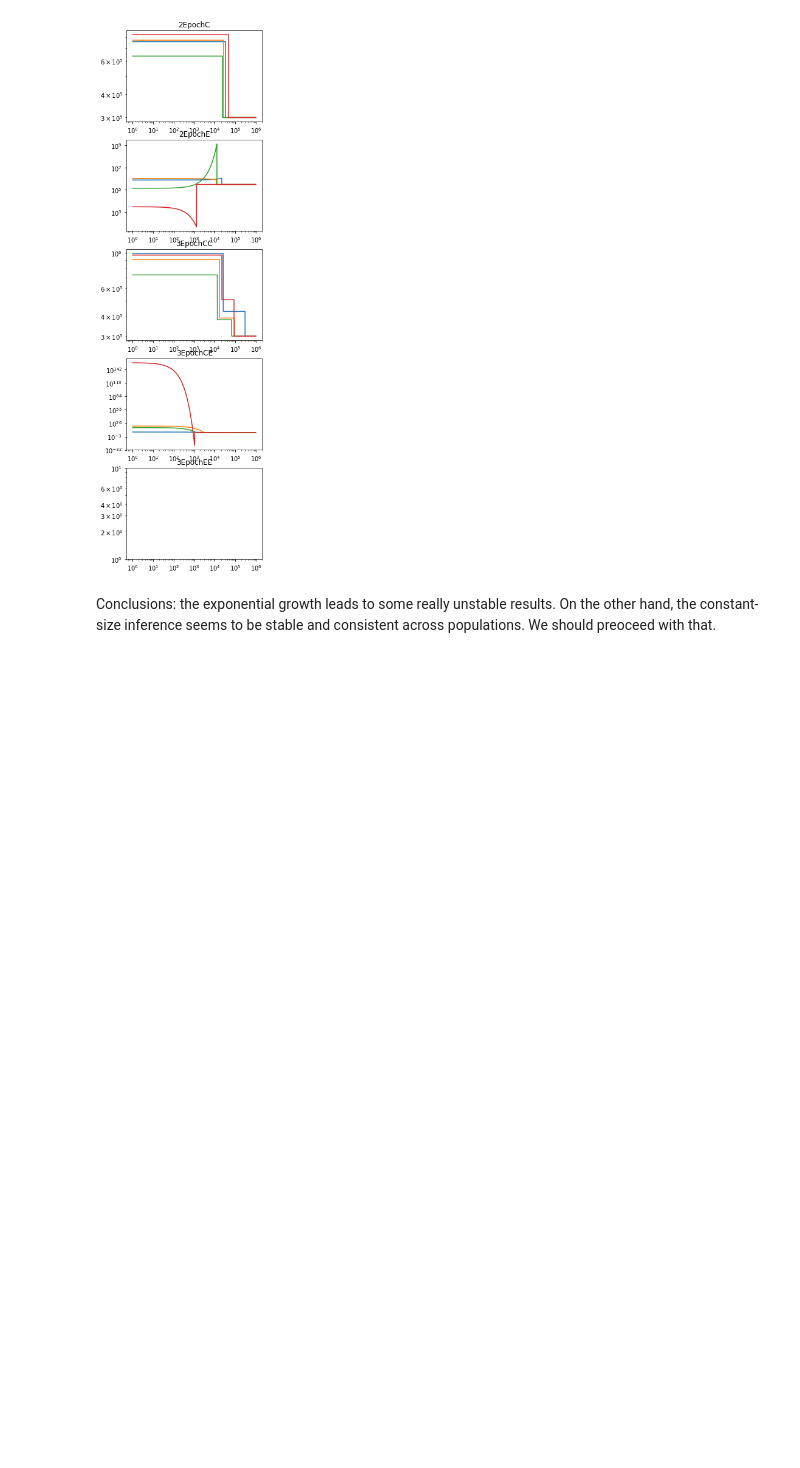
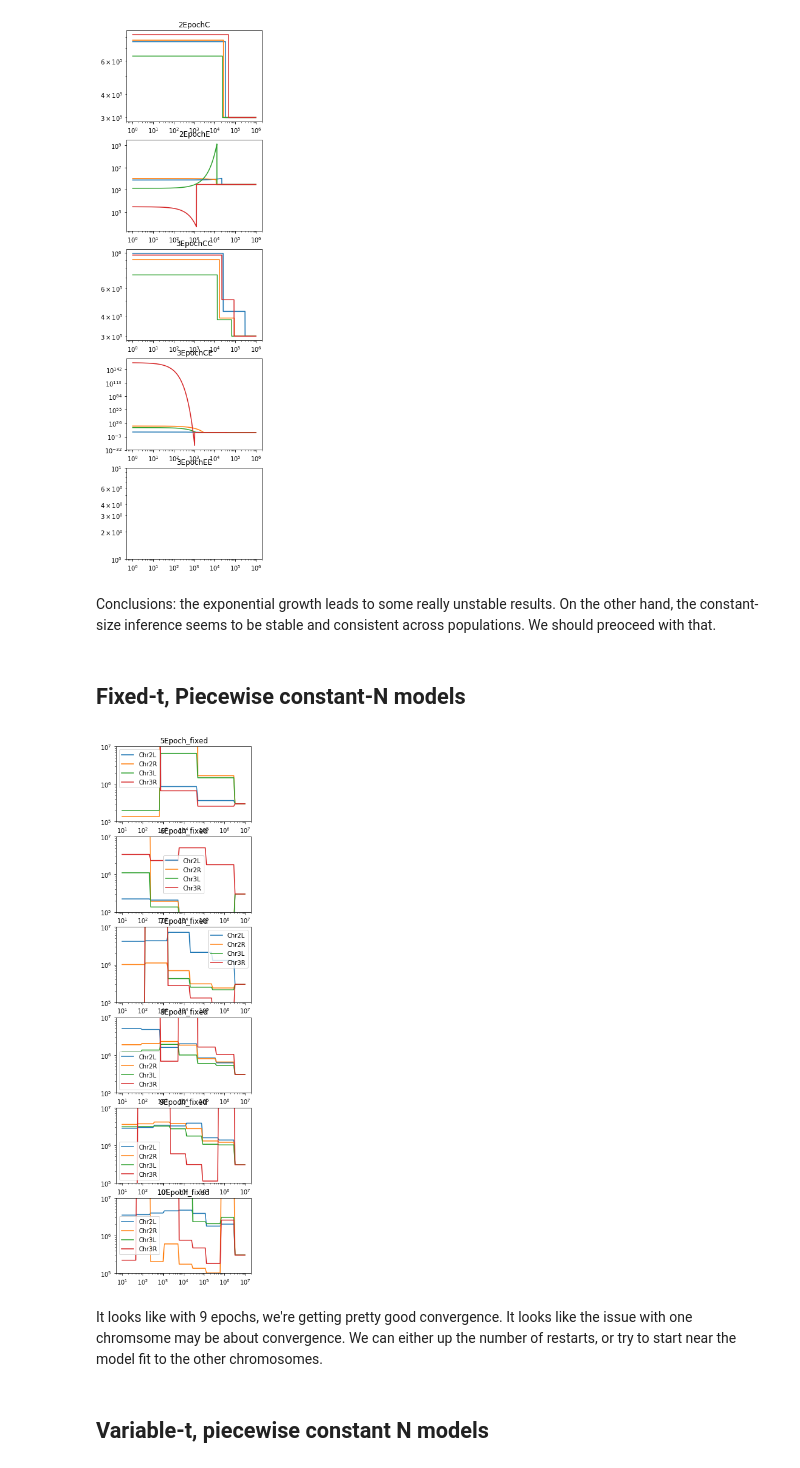
Before and after one commit to dp-rice/multiplemergers, a Jupyter notebook: notebooks/plot_DPGP3_models.ipynb, the cells around one changed output. Saved outputs shown, nothing was run; the diff lists cells and outputs as text; code cells hidden in the pictures; blank space fills up the shorter version.

Commit message:
Run piecewise-constant--N models with more epochs.

```diff
--- a/notebooks/plot_DPGP3_models.ipynb
+++ b/notebooks/plot_DPGP3_models.ipynb
@@ -35,3 +35,27 @@ for i, mt in enumerate(model_types):
 [figure]
 # %% [markdown]
 Conclusions: the exponential growth leads to some really unstable results. On the other hand, the constant-size inference seems to be stable and consistent across populations. We should preoceed with that.
+# %% [markdown]
+## Fixed-t, Piecewise constant-N models
+# %%
+model_types = ['{}Epoch_fixed'.format(i) for i in range(5,11)]
+models = {}
+for mt in model_types:
+    models[mt] = [DemographicModel(data_dir + chrom + '.' + mt + '.txt') for chrom in chroms]
+# %%
+t = np.logspace(1,7,100)
+fig = plt.figure(figsize=(4,16))
+for i, mt in enumerate(model_types):
+    ax = fig.add_subplot(len(model_types), 1, i+1)
+    for j, model in enumerate(models[mt]):
+        ax.loglog(t, model.population_size(t), label=chroms[j])
+    ax.set_title(mt)
+    ax.set_ylim([1e5,1e7])
+    plt.legend()
+    # plt.ylim([1e5,1e6])
+# %% [output]
+[figure, added]
+# %% [markdown]
+It looks like with 9 epochs, we're getting pretty good convergence. It looks like the issue with one chromsome may be about convergence. We can either up the number of restarts, or try to start near the model fit to the other chromosomes.
+# %% [markdown]
+## Variable-t, piecewise constant N models
```
Also changed, not shown: parts of 3 cells of this notebook, 2 other files.
